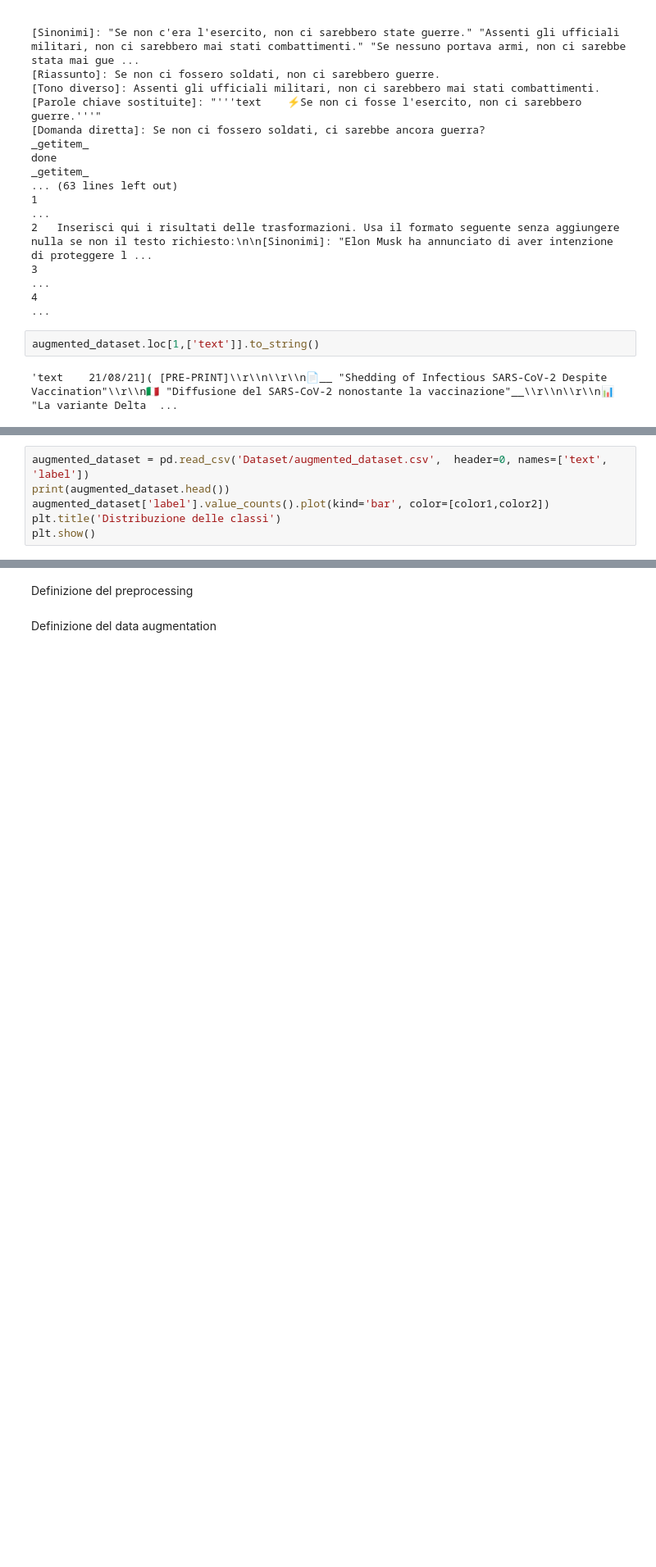
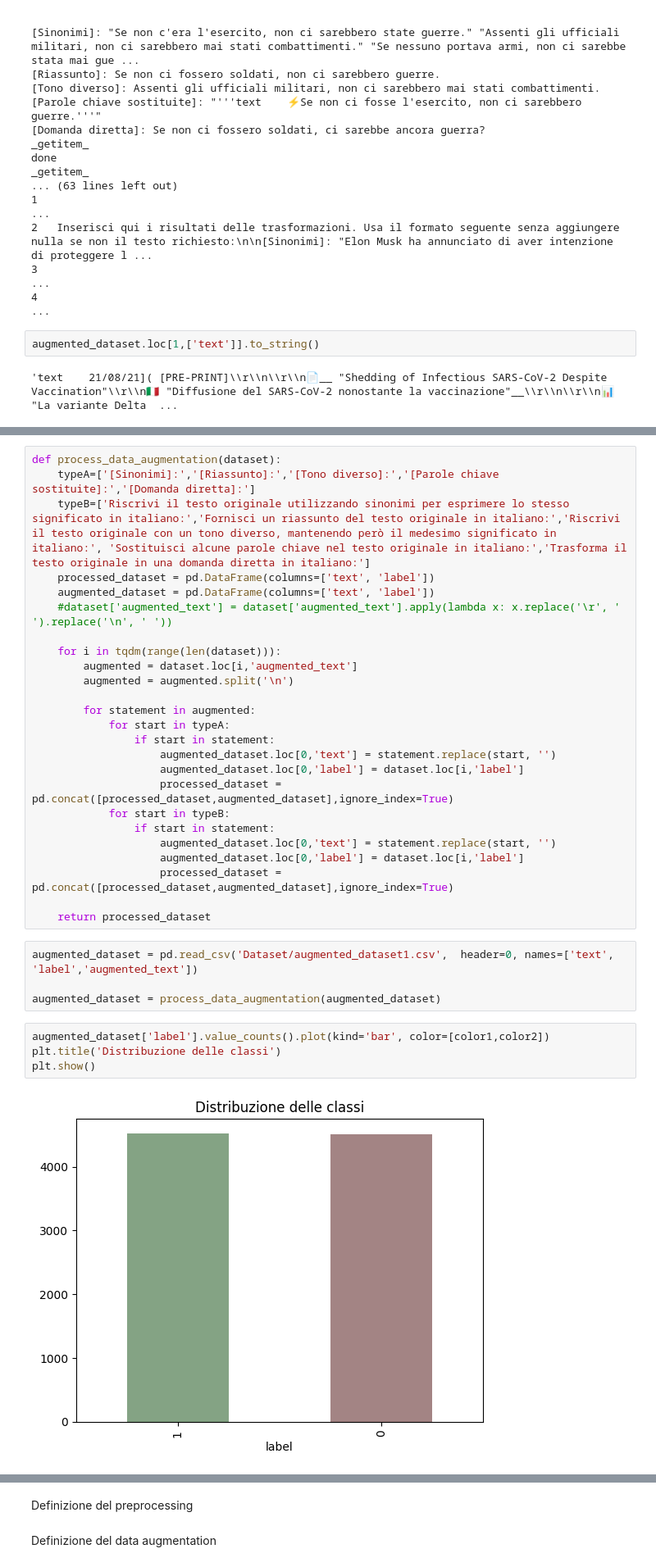
Before and after one commit to Montenigri/NLP, a Jupyter notebook: ACTI - EVALITA/Task A/Classificatore.ipynb, the cells around one changed output, grey strips where cells are left out. Shown at 82% size. Saved outputs shown, nothing was run; the diff lists cells and outputs as text; blank space fills up the shorter version.

```diff
--- a/ACTI - EVALITA/Task A/Classificatore.ipynb
+++ b/ACTI - EVALITA/Task A/Classificatore.ipynb
@@ -382,9 +389,38 @@ done
 | 2 | "Il testo afferma che l'esistenza... | 0 |
 | 3 | "Se non ci fossoro militi non ci ... | 0 |
 | 4 | "Ah, la pace potrebbe finally arr... | 0 |
+# %%
+def process_data_augmentation(dataset):
+    typeA=['[Sinonimi]:','[Riassunto]:','[Tono diverso]:','[Parole chiave sostituite]:','[Domanda diretta]:']
+    typeB=['Riscrivi il testo originale utilizzando sinonimi per esprimere lo stesso significato in italiano:','Fornisci un riassunto del testo originale in italiano:','Riscrivi il testo originale con un tono diverso, mantenendo però il medesimo significato in italiano:', 'Sostituisci alcune parole chiave nel testo originale in italiano:','Trasforma il testo originale in una domanda diretta in italiano:']
+    processed_dataset = pd.DataFrame(columns=['text', 'label'])
+    augmented_dataset = pd.DataFrame(columns=['text', 'label'])
+    #dataset['augmented_text'] = dataset['augmented_text'].apply(lambda x: x.replace('\r', ' ').replace('\n', ' '))
+
+    for i in tqdm(range(len(dataset))):
+        augmented = dataset.loc[i,'augmented_text']
+        augmented = augmented.split('\n')
+
+        for statement in augmented:
+            for start in typeA:
+                if start in statement:
+                    augmented_dataset.loc[0,'text'] = statement.replace(start, '')
+                    augmented_dataset.loc[0,'label'] = dataset.loc[i,'label']
+                    processed_dataset = pd.concat([processed_dataset,augmented_dataset],ignore_index=True)
+            for start in typeB:
+                if start in statement:
+                    augmented_dataset.loc[0,'text'] = statement.replace(start, '')
+                    augmented_dataset.loc[0,'label'] = dataset.loc[i,'label']
+                    processed_dataset = pd.concat([processed_dataset,augmented_dataset],ignore_index=True)
+
+    return processed_dataset
+# %%
+augmented_dataset = pd.read_csv('Dataset/augmented_dataset1.csv',  header=0, names=['text', 'label','augmented_text'])
+
+augmented_dataset = process_data_augmentation(augmented_dataset)
 # %%
-augmented_dataset = pd.read_csv('Dataset/augmented_dataset.csv',  header=0, names=['text', 'label'])
-print(augmented_dataset.head())
 augmented_dataset['label'].value_counts().plot(kind='bar', color=[color1,color2])
 plt.title('Distribuzione delle classi')
 plt.show()
+# %% [output]
+[figure, added]
```
Also changed, not shown: parts of 10 cells of this notebook.
